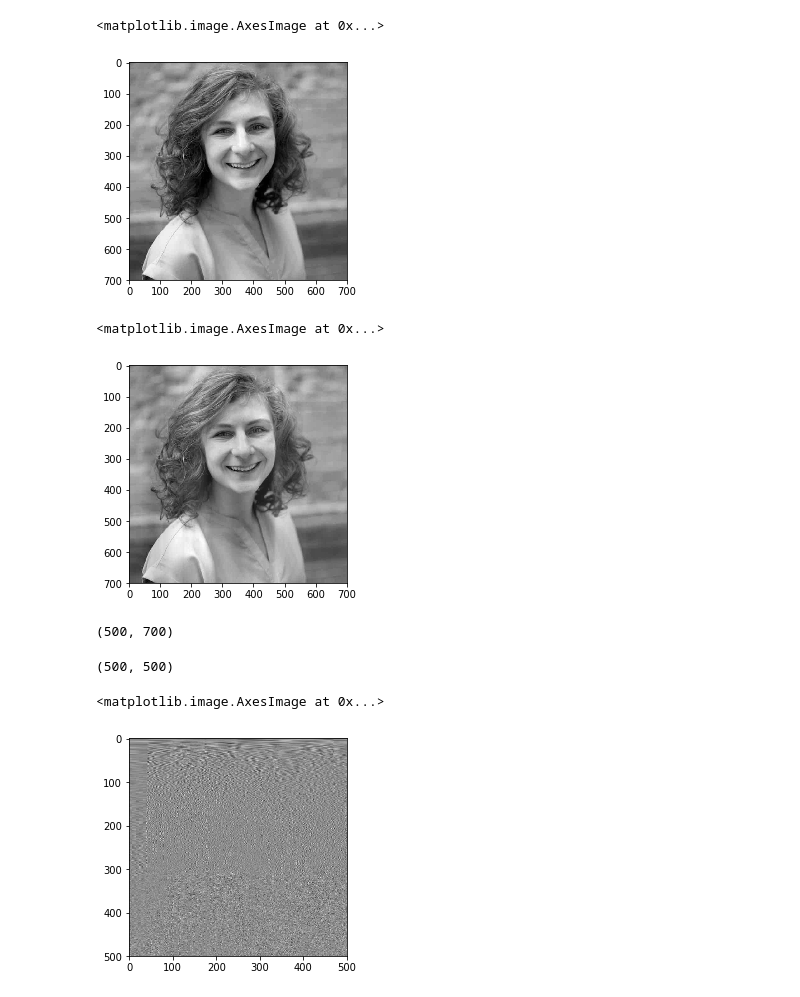
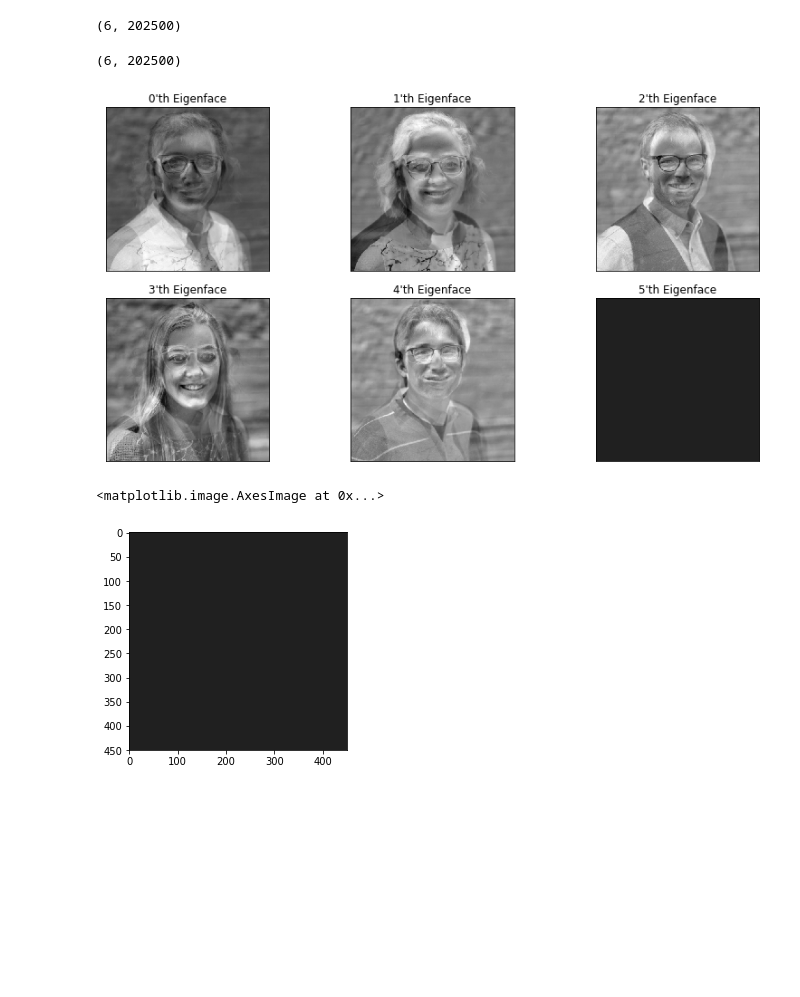
Before and after one commit to elisabeth-berg/eigenface, a Jupyter notebook: faces_notebook.ipynb, the cells around one changed output. Saved outputs shown, nothing was run; the diff lists cells and outputs as text; code cells hidden in the pictures; blank space fills up the shorter version.

```diff
--- a/faces_notebook.ipynb
+++ b/faces_notebook.ipynb
@@ -15,5 +62,27 @@ image_shape = liz_pic.shape
+# %%
+faces_centered.shape
+# %% [output]
+(6, 202500)
+# %%
+faces_pcd.components_.shape
+# %% [output]
+(6, 202500)
+# %%
+fig, axs = plt.subplots(2, 3, figsize=(12, 6))
+
+for ax, i in zip(axs.flatten(), range(6)):
+    eigenface = faces_pcd.components_[i, :].reshape(image_shape)
+    ax.imshow(eigenface, cmap=plt.cm.gray)
+    ax.set_title("{}'th Eigenface".format(i))
+    ax.set_xticks(())
+    ax.set_yticks(())
+
+fig.tight_layout()
+# %% [output]
+[figure, added]
 # %%
-plt.imshow(liz_pic, cmap=plt.cm.gray)
+fig, ax = plt.subplots()
+ax.imshow(faces_pcd.components_[5,:].reshape(image_shape), cmap=plt.cm.gray)
 # %% [output]
 <matplotlib.image.AxesImage at 0x...>
-[figure, old version]
+[figure, new version]
@@ -23,5 +88,0 @@ liz_pic_centered = liz_pic - liz_pic.mean(axis=0)
-# %%
-plt.imshow(liz_pic_centered, cmap=plt.cm.gray)
-# %% [output]
-<matplotlib.image.AxesImage at 0x...>
-[figure, removed]
@@ -31,16 +88,0 @@ liz_pca = PCA(N).fit(liz_pic_centered)
-# %%
-eigens = liz_pca.components_
-eigens.shape
-# %% [output]
-(500, 700)
-# %%
-eigens_top = eigens[:,:N]
-eigens_top.shape
-# %% [output]
-(500, 500)
-# %%
-fig, ax = plt.subplots()
-ax.imshow(eigens_top, cmap=plt.cm.gray)
-# %% [output]
-<matplotlib.image.AxesImage at 0x...>
-[figure, removed]
```
Also changed, not shown: parts of 19 cells of this notebook.
